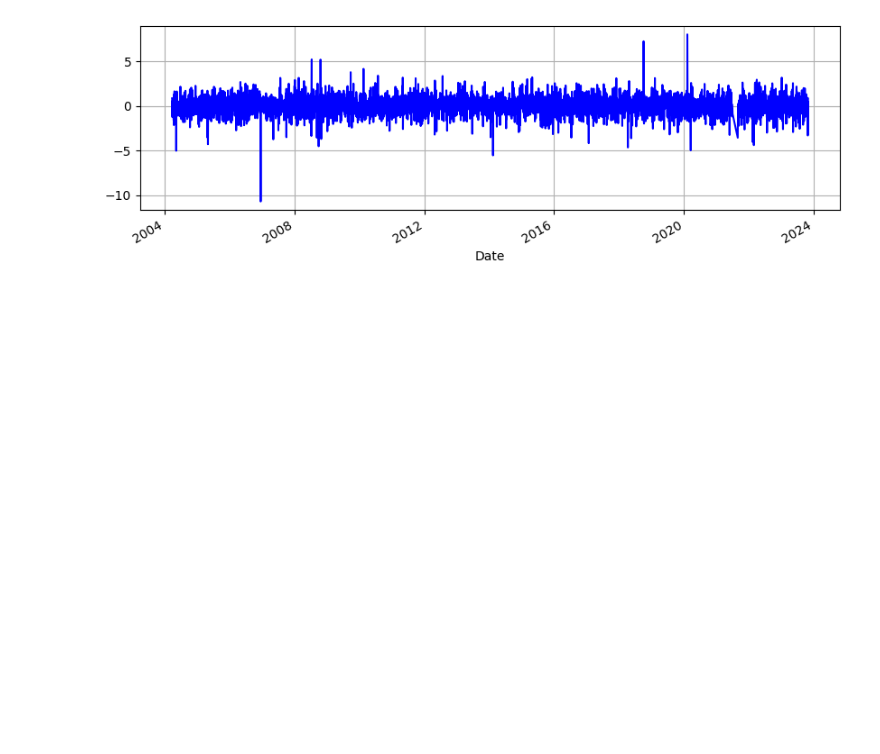
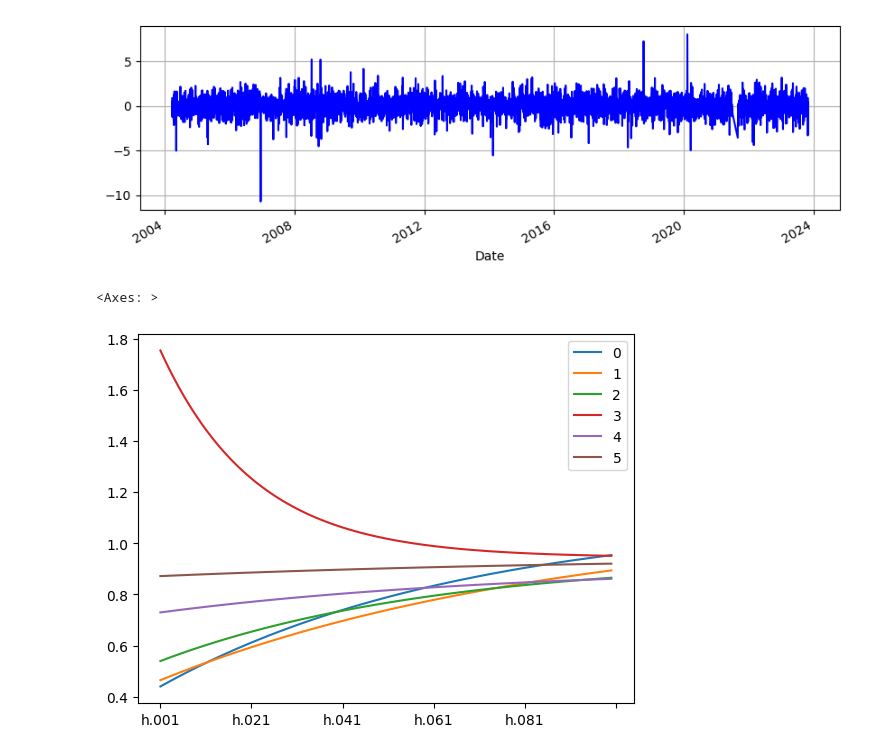
Before and after one commit to magnushelliesen/monte-carlo-simulator, a Jupyter notebook: monte-carlo-simulator.ipynb, the cells around one changed output. Cells and saved outputs as stored; diff of their text form; code cells hidden in the pictures; blank space fills up the shorter version.

Commit message:
Started on forecasting method

```diff
--- a/monte-carlo-simulator.ipynb
+++ b/monte-carlo-simulator.ipynb
@@ -234,3 +250,8 @@ for i in range(len(fit.orthog_disturbances_df.columns)):
 [figure]
 [figure]
 [figure]
+# %%
+fit.forecast(100).plot()
+# %% [output]
+<Axes: >
+[figure, added]
```
Also changed, not shown: parts of 6 cells of this notebook.
